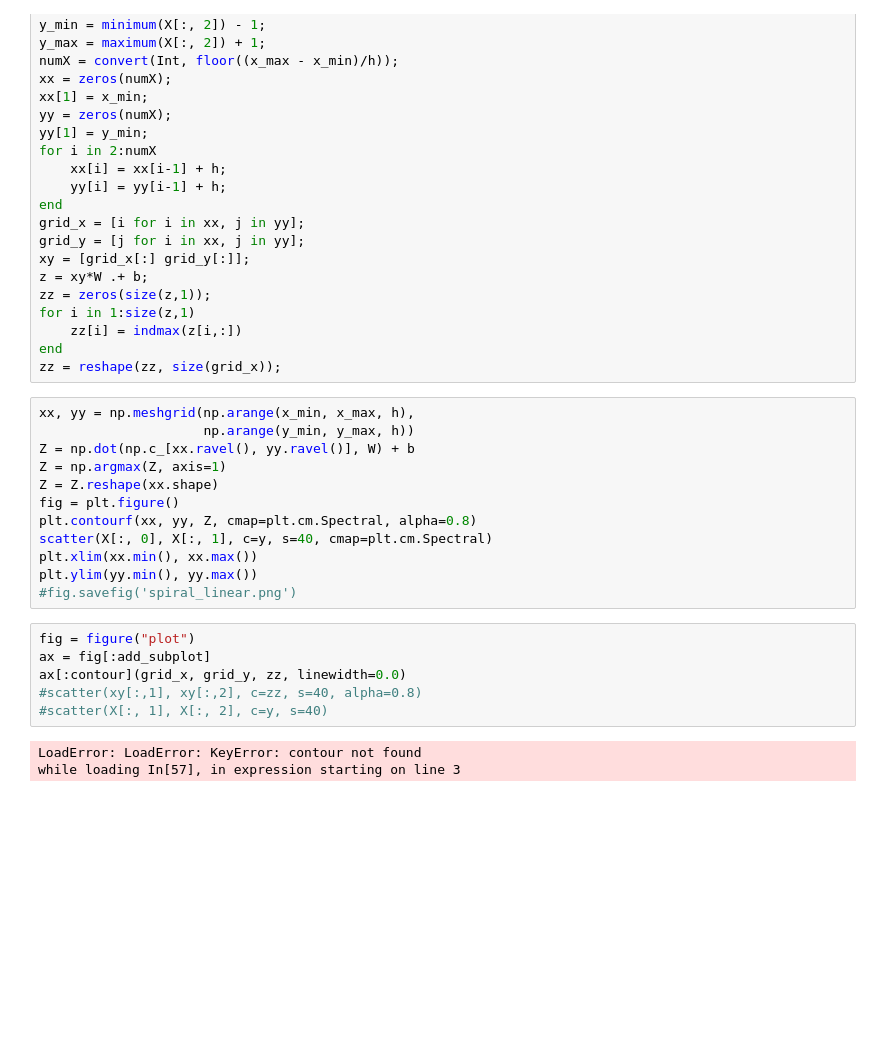
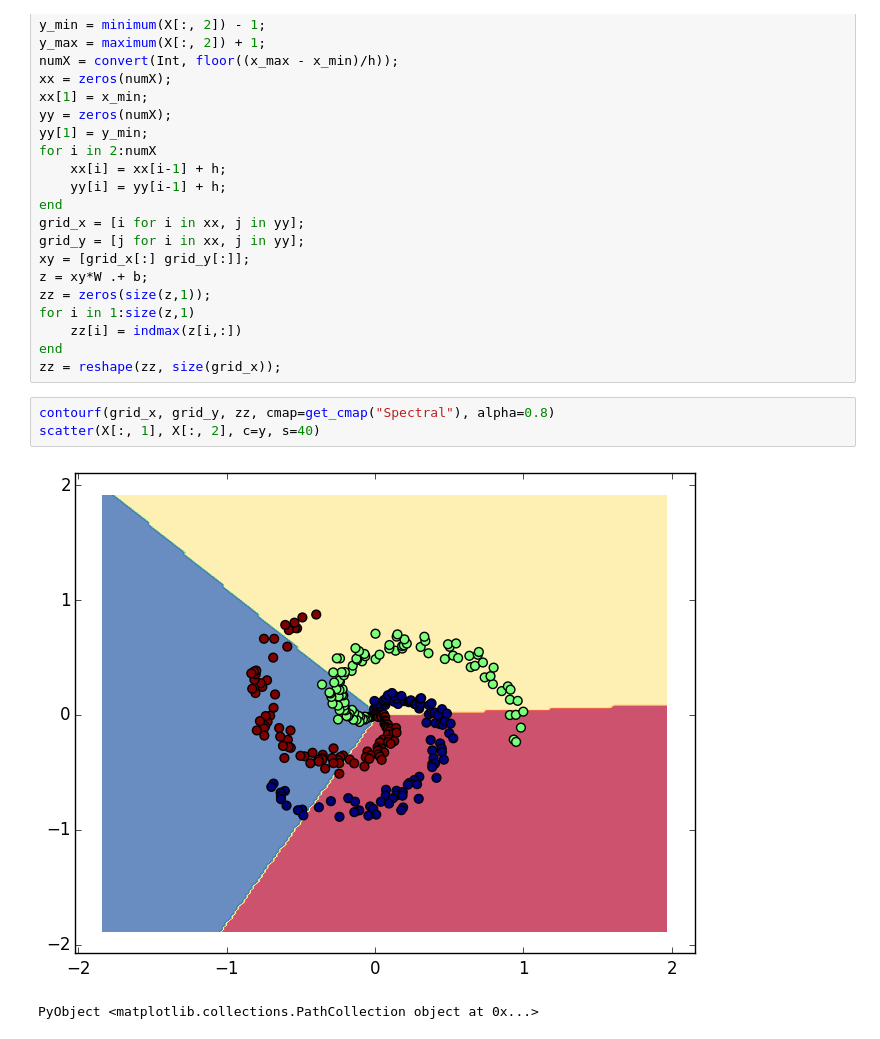
Before and after one commit to lakshgupta/lakshgupta.github.io, a Jupyter notebook: notebooks/Softmax Linear Classifier.ipynb, the cells around one changed output. Drawn from its saved outputs; the diff is of its cells as text; blank space fills up the shorter version.

```diff
--- a/notebooks/Softmax Linear Classifier.ipynb
+++ b/notebooks/Softmax Linear Classifier.ipynb
@@ -151,24 +151,9 @@ for i in 1:size(z,1)
     zz[i] = indmax(z[i,:])
 end
 zz = reshape(zz, size(grid_x));
-# %%
-xx, yy = np.meshgrid(np.arange(x_min, x_max, h),
-                     np.arange(y_min, y_max, h))
-Z = np.dot(np.c_[xx.ravel(), yy.ravel()], W) + b
-Z = np.argmax(Z, axis=1)
-Z = Z.reshape(xx.shape)
-fig = plt.figure()
-plt.contourf(xx, yy, Z, cmap=plt.cm.Spectral, alpha=0.8)
-scatter(X[:, 0], X[:, 1], c=y, s=40, cmap=plt.cm.Spectral)
-plt.xlim(xx.min(), xx.max())
-plt.ylim(yy.min(), yy.max())
-#fig.savefig('spiral_linear.png')
 # %%
-fig = figure("plot")
-ax = fig[:add_subplot]
-ax[:contour](grid_x, grid_y, zz, linewidth=0.0)
-#scatter(xy[:,1], xy[:,2], c=zz, s=40, alpha=0.8)
-#scatter(X[:, 1], X[:, 2], c=y, s=40)
+contourf(grid_x, grid_y, zz, cmap=get_cmap("Spectral"), alpha=0.8)
+scatter(X[:, 1], X[:, 2], c=y, s=40)
 # %% [output]
+[figure, added]
-LoadError: LoadError: KeyError: contour not found
-while loading In[57], in expression starting on line 3
+PyObject <matplotlib.collections.PathCollection object at 0x...>
```
Also changed, not shown: parts of 5 cells of this notebook, 1 other file.
